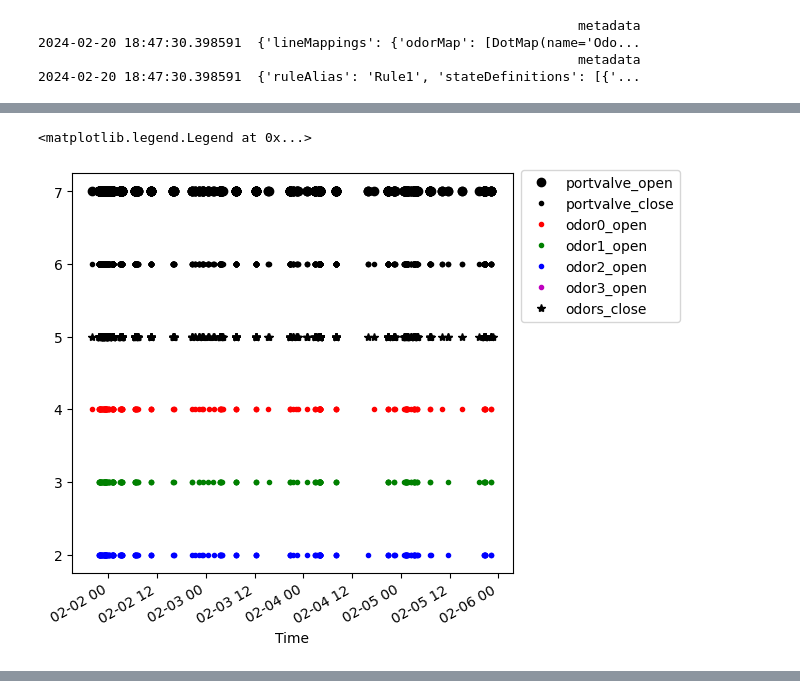
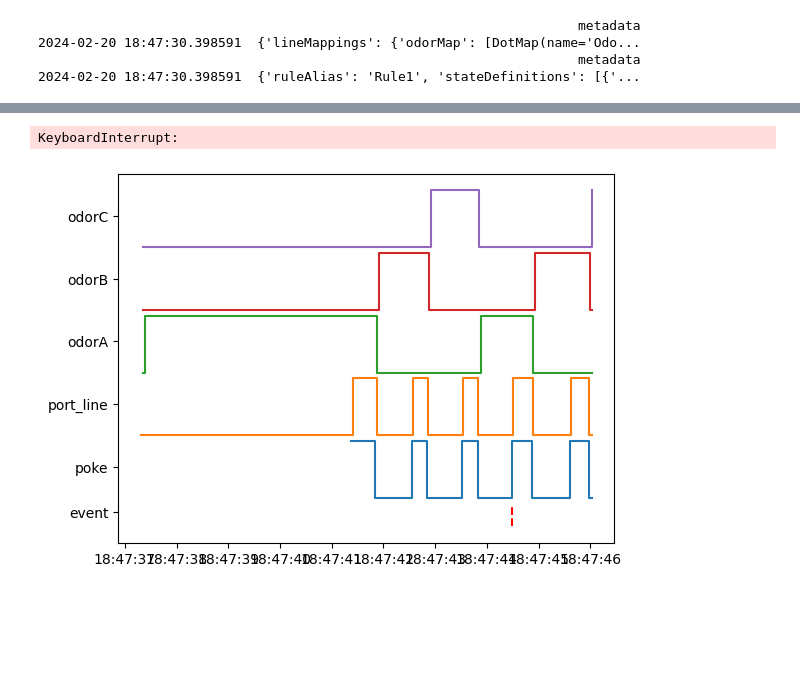
Before and after one commit to goatsofnaxos/Delphi, a Jupyter notebook: analysis/test.ipynb, the cells around one changed output, grey strips where cells are left out. Saved outputs shown, nothing was run; the diff lists cells and outputs as text; code cells hidden in the pictures; blank space fills up the shorter version.

```diff
--- a/analysis/test.ipynb
+++ b/analysis/test.ipynb
@@ -156,27 +87,47 @@ Time
-# %%
-portvalve_open = pokes.Aux0[pokes.Aux0] * 0 + 7
-portvalve_close = pokes.Aux0[~pokes.Aux0] * 0 + 6
-odors_close = outputs_LOW.Out6[outputs_LOW.Out6] * 0 + 5
-
-odor0_open = outputs_HIGH.Out6[outputs_HIGH.Out6] * 0 + 4
-odor1_open = outputs_HIGH.Out7[outputs_HIGH.Out7] * 0 + 3
-odor2_open = outputs_HIGH.Out8[outputs_HIGH.Out8] * 0 + 2
-odor3_open = outputs_HIGH.Out9[outputs_HIGH.Out9] * 0 + 1
-
-start_time = pd.to_datetime('2023-12-12T17:41:06')
-end_time = start_time + pd.Timedelta('10sec')
-
-fig, ax = plt.subplots(layout='constrained')
-portvalve_open.plot(ax=ax, style='ko', label='portvalve_open')
-portvalve_close.plot(ax=ax, style='k.', label='portvalve_close')
-odor0_open.plot(ax=ax, style='r.', label='odor0_open')
-odor1_open.plot(ax=ax, style='g.', label='odor1_open')
-odor2_open.plot(ax=ax, style='b.', label='odor2_open')
-odor3_open.plot(ax=ax, style='m.', label='odor3_open')
-odors_close.plot(ax=ax, style='k*', label='odors_close')
-fig.legend(loc='outside right upper')
-# pokes.Aux0.astype('uint8').plot(style='.')
-# portvalve_open[start_time:end_time]
-# %% [output]
-<matplotlib.legend.Legend at 0x...>
-[figure, removed]
+# %%
+# Using the consolidated data sets, do an example plot centered around a poke event
+
+# Get all the poke onset events, then index to pick a single event. Ultimately we just need to choose a timestamp value to center our plot around.
+poke_event_time = merged["poke_events"][merged["poke_events"]==True].index[3] # as an example we here pick the time 3rd poke event time
+
+# Create a time window around the time of this event
+time_offset = 10 # 10 second time offset around the event
+start_time = poke_event_time - pd.Timedelta(seconds=time_offset)
+end_time = poke_event_time + pd.Timedelta(seconds=time_offset)
+
+# Slice the data in this time window
+event_data = merged[start_time : end_time]
+
+# Construct a plot of this time window
+fig= plt.figure()
+
+plt.plot([poke_event_time, poke_event_time], [-0.5, -0.1], c='r', linestyle='dashed')
+plt.plot(event_data["poke_events"].ffill(), drawstyle = 'steps-post')
+plt.plot(event_data["port_line_state"].ffill() + 1.1, drawstyle = 'steps-post')
+plt.plot(event_data["odorA_state"].ffill() + 2.2, drawstyle = 'steps-post')
+plt.plot(event_data["odorB_state"].ffill() + 3.3, drawstyle = 'steps-post')
+plt.plot(event_data["odorC_state"].ffill() + 4.4, drawstyle = 'steps-post')
+
+ax = fig.axes[0]
+ax.set_yticks([-0.25, 0.55, 1.65, 2.75, 3.85, 4.95])
+ax.set_yticklabels(['event', 'poke', 'port_line', 'odorA', 'odorB', 'odorC'])
+
+# extract video frames in this time window and annotate
+vid_frames = video_data[start_time : end_time]
+raw_frames = video.frames(vid_frames)
+
+str_cols = '/'.join(event_data.columns)
+cols_len = [len(c) for c in event_data.columns]
+annotated_frames = []
+for count, f in enumerate(raw_frames):
+    t_stamp = vid_frames.index[count]
+    cv2.putText(f, str(t_stamp), (20, 60), cv2.FONT_HERSHEY_SIMPLEX, 2, (0, 0, 0), 2, 2)
+    cv2.putText(f, str_cols, (20, 90), cv2.FONT_HERSHEY_SIMPLEX, 0.7, (255, 0, 0), 1, 1)
+
+    nearest_state_index = event_data[event_data.index >= t_stamp]
+    print(t_stamp, event_data)
+
+    annotated_frames.append(f)
+
+plt.imshow(annotated_frames[15])
+# %% [output]
@@ -182,0 +151,2 @@ fig.legend(loc='outside right upper')
+KeyboardInterrupt:
+[figure, added]
```
Also changed, not shown: parts of 5 cells of this notebook.
